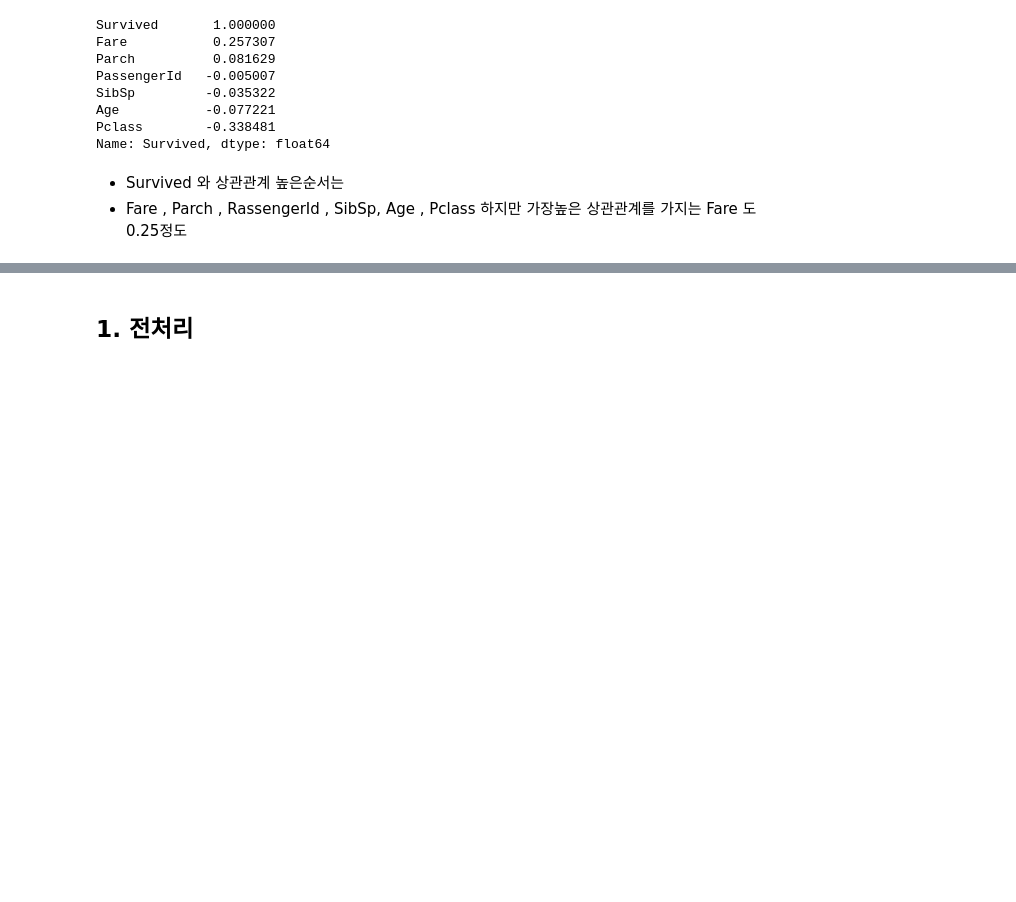
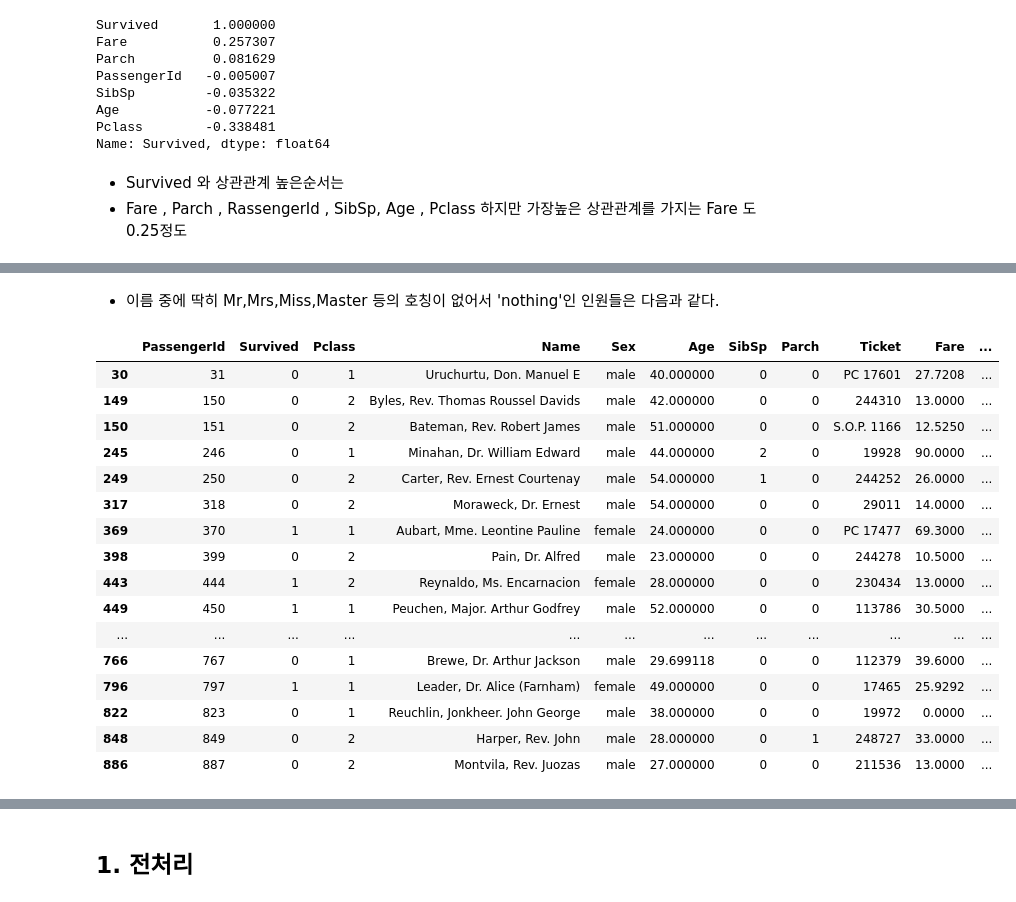
Before and after one commit to Kangchangwoo1/Code_Study, a Jupyter notebook: Python/Kaggle_Project/week01_Titanic_Machine_Learning_from_Disaster/Baseline_Processing.ipynb, the cells around one changed output, grey strips where cells are left out. Saved outputs shown, nothing was run; the diff lists cells and outputs as text; code cells hidden in the pictures; blank space fills up the shorter version.

```diff
--- a/Python/Kaggle_Project/week01_Titanic_Machine_Learning_from_Disaster/Baseline_Processing.ipynb
+++ b/Python/Kaggle_Project/week01_Titanic_Machine_Learning_from_Disaster/Baseline_Processing.ipynb
@@ -123,0 +152,3 @@ df_all.head()
+# %%
+load_train.Embarked = load_train.Embarked.fillna('S')
+load_train.Embarked.isnull().sum()
@@ -123,0 +160,3 @@ df_all.head()
+# %%
+train_x = load_train.drop(['Ticket','PassengerId','Survived','Cabin'],axis=1)
+train_y = load_train.Survived
@@ -123,0 +180,13 @@ df_all.head()
+# %%
+for i in range(len(train_x.Name)):
+    Passinger_Name =load_train.Name[i].split()
+    if 'Mr.' in Passinger_Name :
+        train_x.Name[i] = 'Mr.'
+    elif 'Miss.' in Passinger_Name :
+        train_x.Name[i] = 'Miss'
+    elif 'Mrs.' in Passinger_Name :
+        train_x.Name[i] = 'Mrs'
+    elif 'Master.' in Passinger_Name :
+        train_x.Name[i] = 'Master'
+    else :
+        train_x.Name[i] = 'nothing'
@@ -123,0 +235,22 @@ df_all.head()
+# %% [markdown]
+- 이름 중에 딱히 Mr,Mrs,Miss,Master 등의 호칭이 없어서 'nothing'인 인원들은 다음과 같다.
+# %%
+load_train[train_x["Name"]=='nothing']
+# %% [output]
+|  | PassengerId | Survived | Pclass | Name | Sex | Age | SibSp | Parch | Ticket | Fare | ... |
+| 30 | 31 | 0 | 1 | Uruchurtu, Don. Manuel E | male | 40.000000 | 0 | 0 | PC 17601 | 27.7208 | ... |
+| 149 | 150 | 0 | 2 | Byles, Rev. Thomas Roussel Davids | male | 42.000000 | 0 | 0 | 244310 | 13.0000 | ... |
+| 150 | 151 | 0 | 2 | Bateman, Rev. Robert James | male | 51.000000 | 0 | 0 | S.O.P. 1166 | 12.5250 | ... |
+| 245 | 246 | 0 | 1 | Minahan, Dr. William Edward | male | 44.000000 | 2 | 0 | 19928 | 90.0000 | ... |
+| 249 | 250 | 0 | 2 | Carter, Rev. Ernest Courtenay | male | 54.000000 | 1 | 0 | 244252 | 26.0000 | ... |
+| 317 | 318 | 0 | 2 | Moraweck, Dr. Ernest | male | 54.000000 | 0 | 0 | 29011 | 14.0000 | ... |
+| 369 | 370 | 1 | 1 | Aubart, Mme. Leontine Pauline | female | 24.000000 | 0 | 0 | PC 17477 | 69.3000 | ... |
+| 398 | 399 | 0 | 2 | Pain, Dr. Alfred | male | 23.000000 | 0 | 0 | 244278 | 10.5000 | ... |
+| 443 | 444 | 1 | 2 | Reynaldo, Ms. Encarnacion | female | 28.000000 | 0 | 0 | 230434 | 13.0000 | ... |
+| 449 | 450 | 1 | 1 | Peuchen, Major. Arthur Godfrey | male | 52.000000 | 0 | 0 | 113786 | 30.5000 | ... |
+| ... | ... | ... | ... | ... | ... | ... | ... | ... | ... | ... | ... |
+| 766 | 767 | 0 | 1 | Brewe, Dr. Arthur Jackson | male | 29.699118 | 0 | 0 | 112379 | 39.6000 | ... |
+| 796 | 797 | 1 | 1 | Leader, Dr. Alice (Farnham) | female | 49.000000 | 0 | 0 | 17465 | 25.9292 | ... |
+| 822 | 823 | 0 | 1 | Reuchlin, Jonkheer. John George | male | 38.000000 | 0 | 0 | 19972 | 0.0000 | ... |
+| 848 | 849 | 0 | 2 | Harper, Rev. John | male | 28.000000 | 0 | 1 | 248727 | 33.0000 | ... |
+| 886 | 887 | 0 | 2 | Montvila, Rev. Juozas | male | 27.000000 | 0 | 0 | 211536 | 13.0000 | ... |
```
Also changed, not shown: parts of 24 cells of this notebook.
